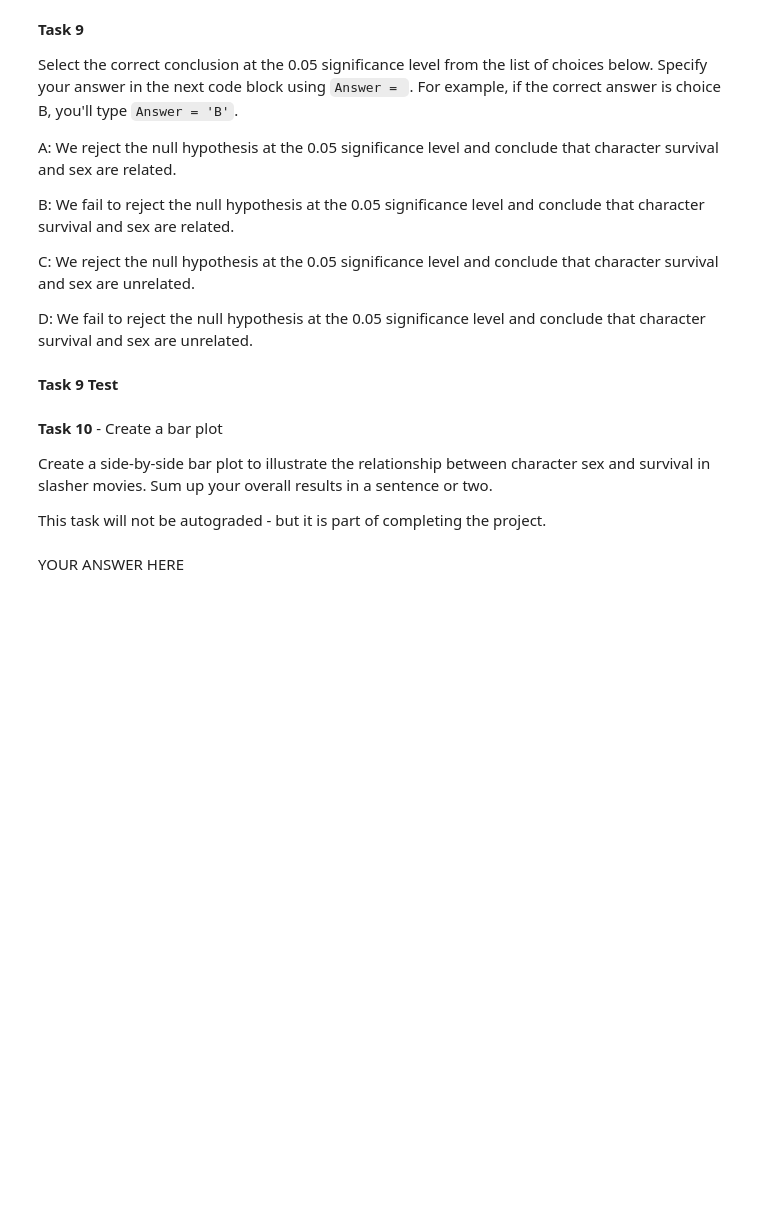
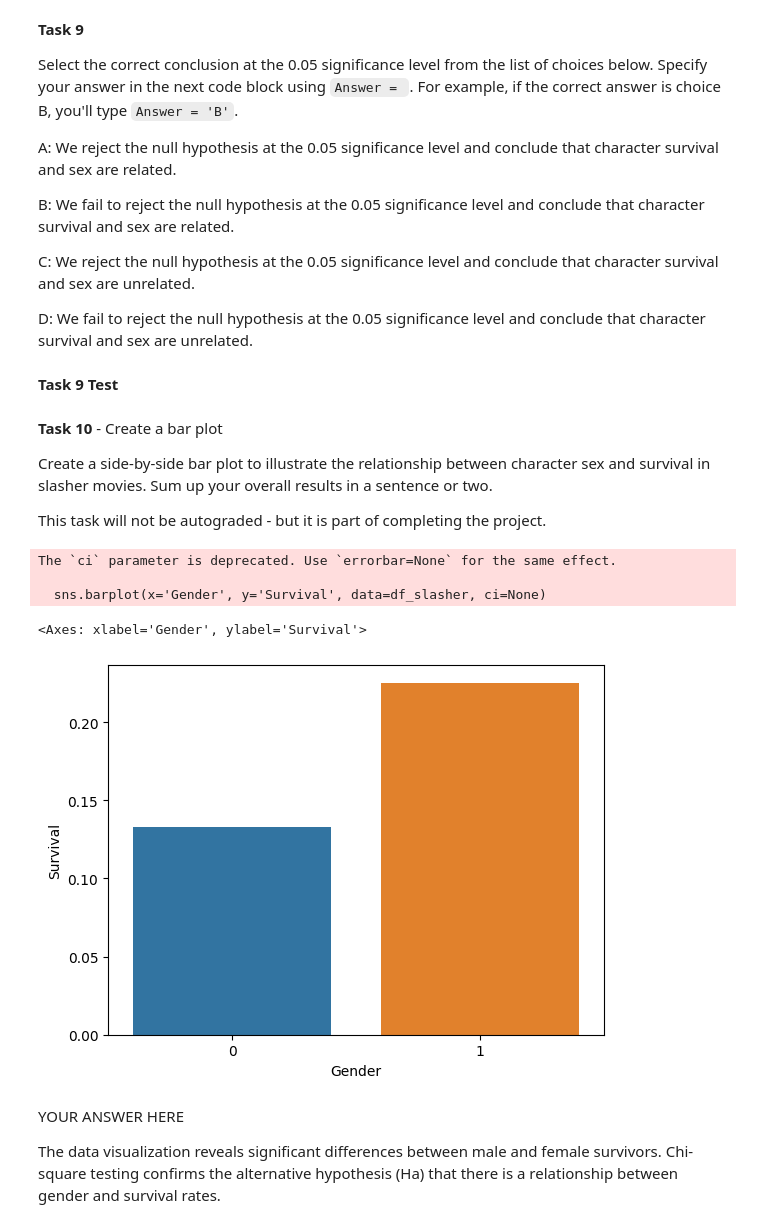
Before and after one commit to sikoh/DS-Statistics, a Jupyter notebook: Hypothesis-Chi-Square/DS_ChiSquareTests_Homework.ipynb, the cells around one changed output. Drawn from its saved outputs; the diff is of its cells as text; code cells hidden in the pictures; blank space fills up the shorter version.

```diff
--- a/Hypothesis-Chi-Square/DS_ChiSquareTests_Homework.ipynb
+++ b/Hypothesis-Chi-Square/DS_ChiSquareTests_Homework.ipynb
@@ -43,7 +43,7 @@ import numpy as np
 data_url = 'https://raw.githubusercontent.com/bloominstituteoftechnology/data-science-practice-datasets/main/unit_1/Slasher/Slasher.csv'
 
 # YOUR CODE HERE
-raise NotImplementedError()
-
+#raise NotImplementedError()
+df_slasher = pd.read_csv(data_url)
 # Print out your DataFrame
 df_slasher.head()
@@ -255,7 +344,18 @@ This task will not be autograded - but it is part of completing the project.
 # %%
 # Task 10
 
 # YOUR CODE HERE
-raise NotImplementedError()
+#raise NotImplementedError()
+import seaborn as sns
+sns.barplot(x='Gender', y='Survival', data=df_slasher, ci=None)
+# %% [output]
+The `ci` parameter is deprecated. Use `errorbar=None` for the same effect.
+
+  sns.barplot(x='Gender', y='Survival', data=df_slasher, ci=None)
+<Axes: xlabel='Gender', ylabel='Survival'>
+[figure, added]
-# %% [markdown]
-YOUR ANSWER HERE
+# %% [markdown]
+YOUR ANSWER HERE
+
+The data visualization reveals significant differences between male and female survivors.
+Chi-square testing confirms the alternative hypothesis (Ha) that there is a relationship between gender and survival rates.
```
Also changed, not shown: parts of 16 cells of this notebook.
